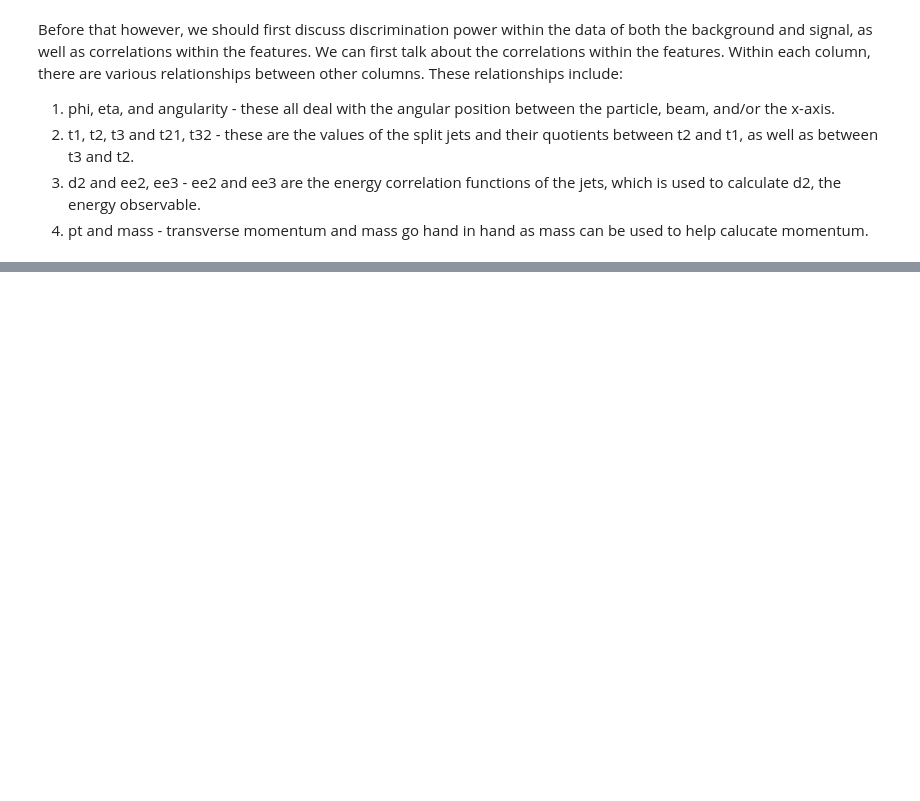
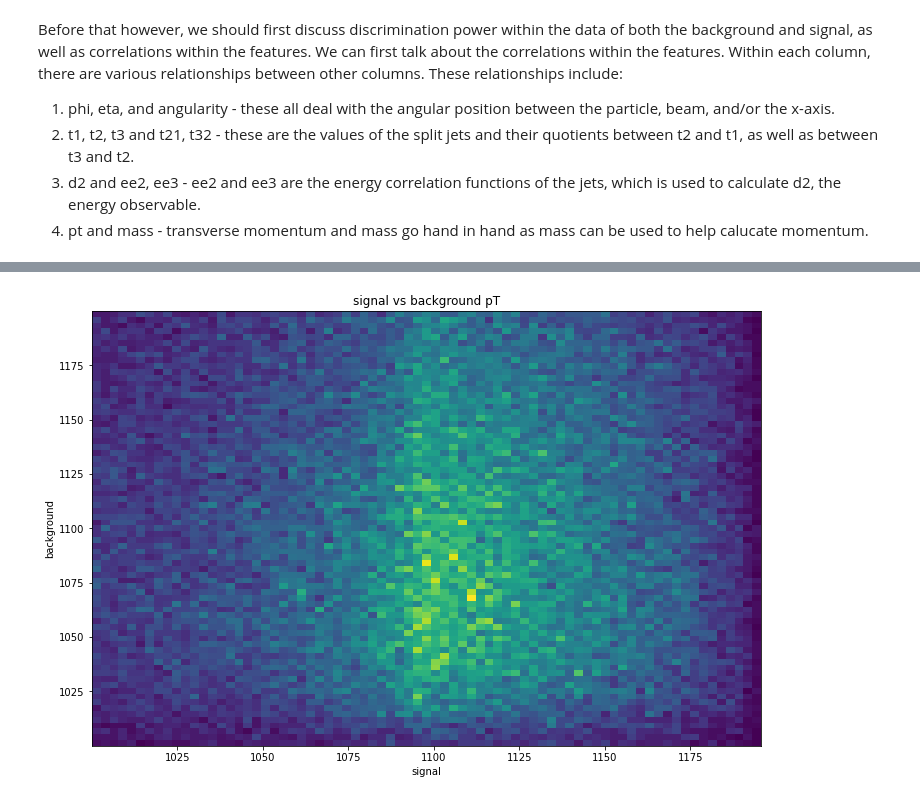
Before and after one commit to ejgl/phys434, a Jupyter notebook: Lab5/Lab5.ipynb, the cells around one changed output, grey strips where cells are left out. Saved outputs shown, nothing was run; the diff lists cells and outputs as text; code cells hidden in the pictures; blank space fills up the shorter version.

Commit message:
lengthened lab5 with more graphs

```diff
--- a/Lab5/Lab5.ipynb
+++ b/Lab5/Lab5.ipynb
@@ -155,0 +118,8 @@ Before that however, we should first discuss discrimination power within the dat
+# %%
+plt.hist2d(hhdf['pt'], hqdf['pt'], bins=75)
+plt.title('signal vs background pT')
+plt.xlabel('signal')
+plt.ylabel('background')
+plt.show()
+# %% [output]
+[figure, added]
```
Also changed, not shown: parts of 14 cells of this notebook.
